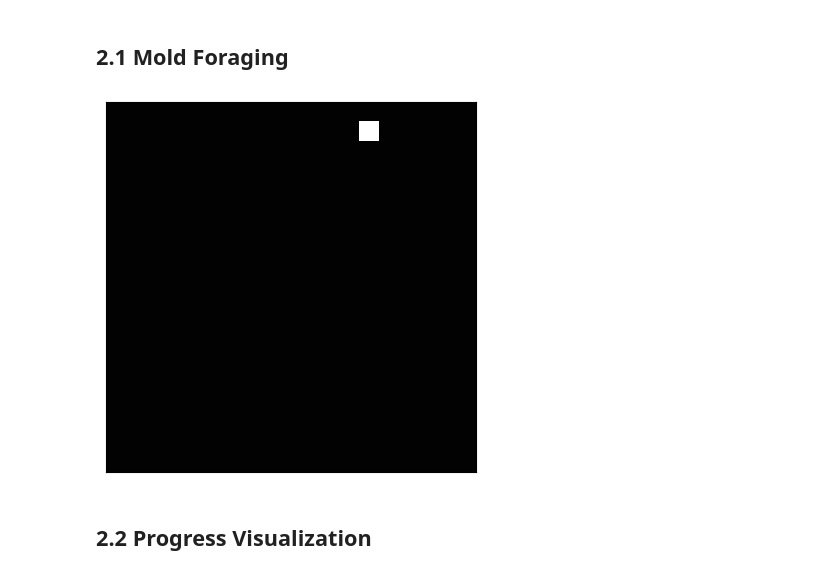
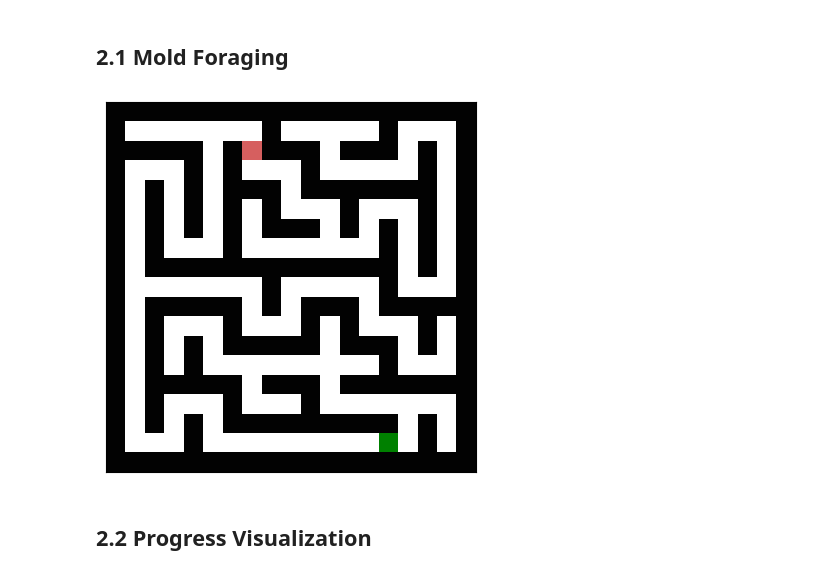
Before and after one commit to MengSunDom/CITS4403, a Jupyter notebook: CITS44403_29.ipynb, the cells around one changed output. Cells and saved outputs as stored; diff of their text form; code cells hidden in the pictures.

```diff
--- a/CITS44403_29.ipynb
+++ b/CITS44403_29.ipynb
@@ -234,16 +236,21 @@ color = {
 
 # map item to color
 item_color = {
-    "path" : "white",
-    "wall" : "black",
-    "oat" : "red",
-    "mold" : "green",
-    "growth" : "light_green"
+    "path" : color["white"],
+    "wall" : color["black"],
+    "oat" : color["red"],
+    "mold" : color["green"],
+    "growth" : color["light_green"]
 }
-
 # demo
 colors_demo = np.arange(7).reshape(1, -1)
 draw_params = {'cmap': cmap, 'vmin': 0, 'vmax': 6, 'alpha': 1}
+
+color_path = item_color["path"]
+color_wall = item_color["wall"]
+color_oat = item_color["oat"]
+color_mold = item_color["mold"]
+color_growth = item_color["growth"]
 
 # show palette
 plt.imshow(colors_demo, cmap=cmap, vmin=0, vmax=6)
@@ -546,11 +530,14 @@ demo.animate(frames=150)
 # %%
 #env.forage()
 env = SlimeMoldForaging(height=19, width=19)
-env.process = "forage"
+env.process = "carve_pathway"
 env.step()
+env.place_item("mold")
+env.place_item("oat")
+env.process = "step_forage"
 env.draw()
 # %% [output]
-[figure, old version]
+[figure, new version]
 # %% [markdown]
 ## 2.2 Progress Visualization
 # %%
```
Also changed, not shown: parts of 11 cells of this notebook.
